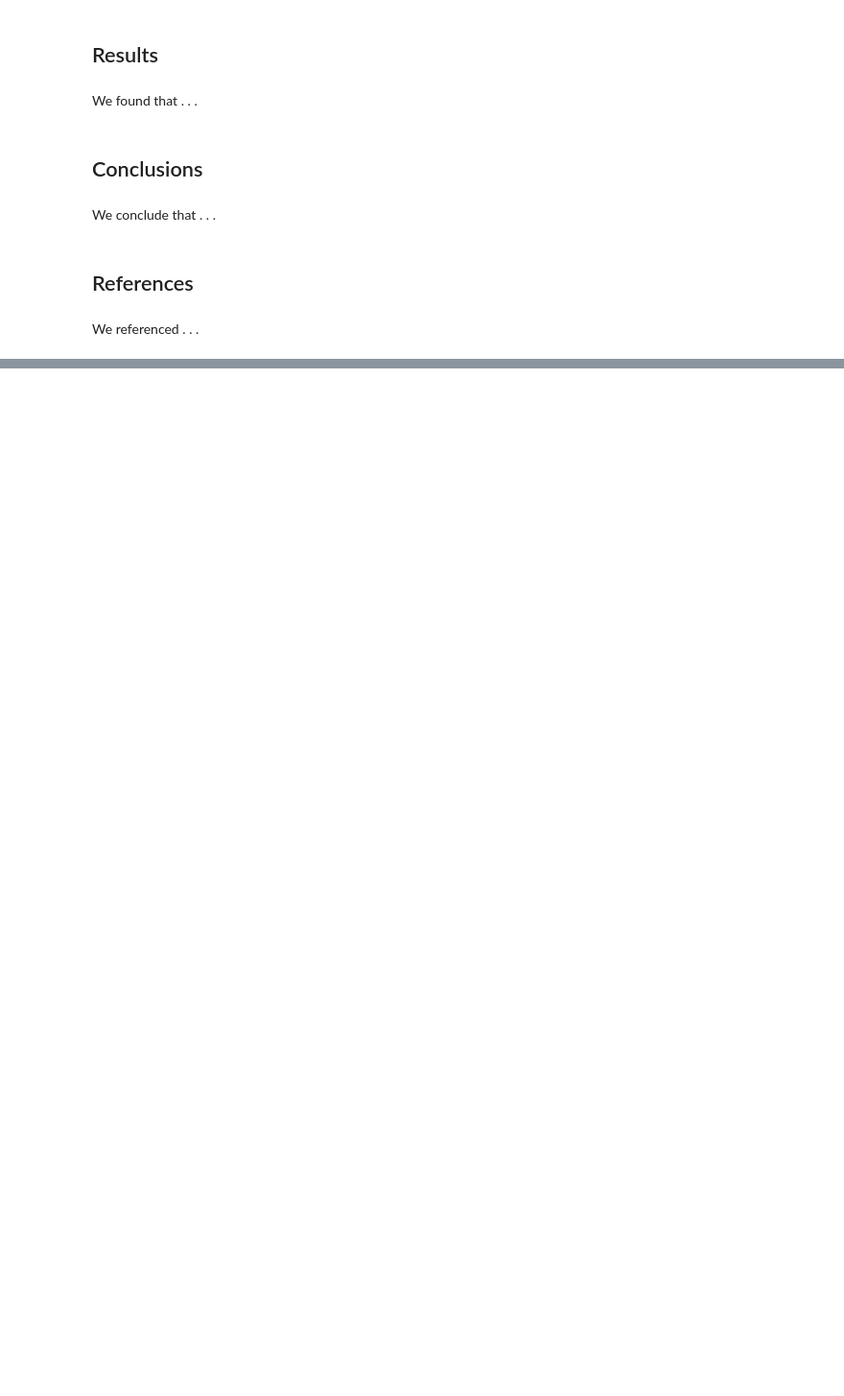
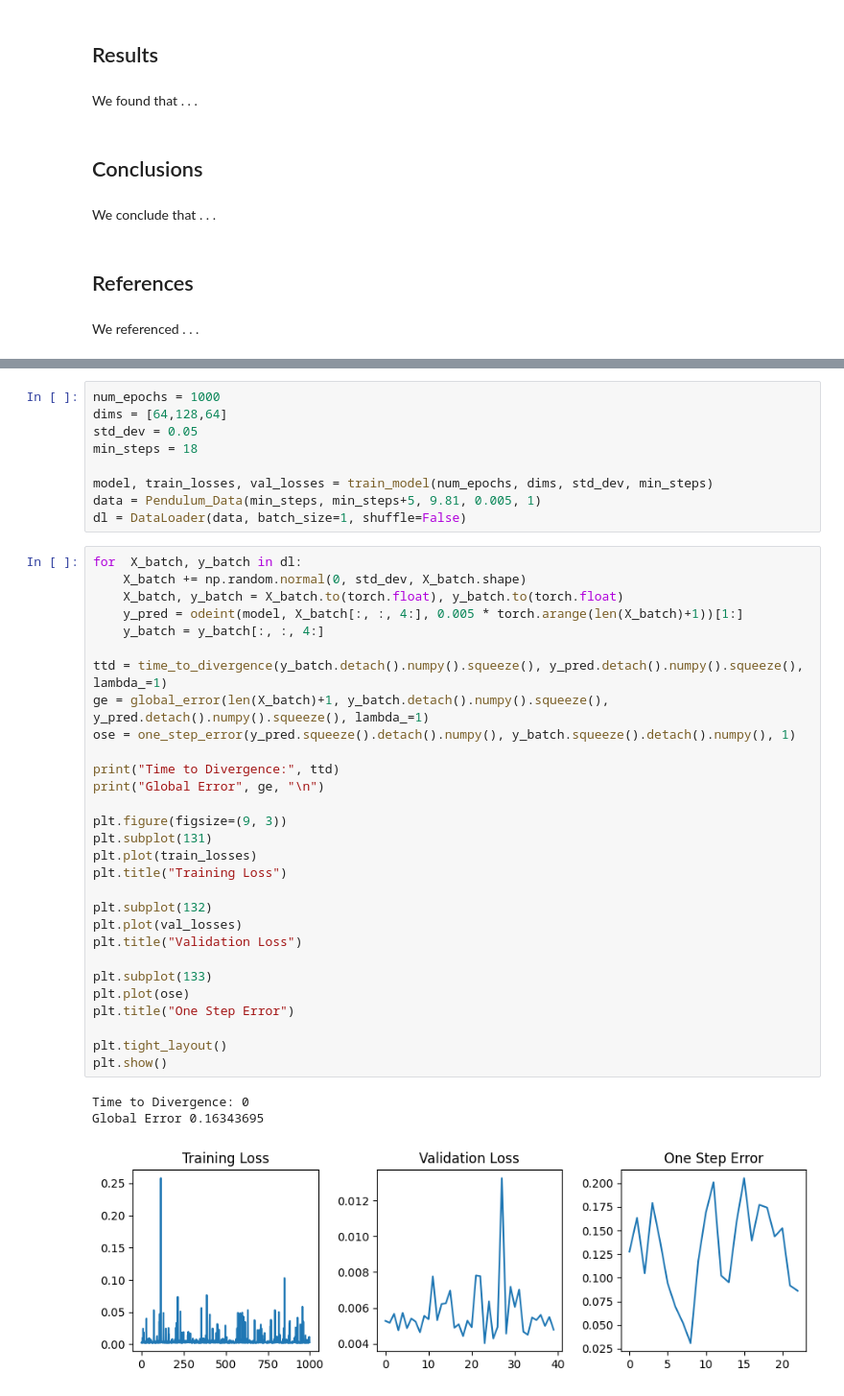
Before and after one commit to elichild01/double-pendulum, a Jupyter notebook: final-writeup/DoublePendulumFinalWriteup.ipynb, the cells around one changed output, grey strips where cells are left out. Shown at 96% size. Cells and saved outputs as stored; diff of their text form; blank space fills up the shorter version.

```diff
--- a/final-writeup/DoublePendulumFinalWriteup.ipynb
+++ b/final-writeup/DoublePendulumFinalWriteup.ipynb
@@ -61,0 +298,42 @@ We referenced . . .
+# %%
+num_epochs = 1000
+dims = [64,128,64]
+std_dev = 0.05
+min_steps = 18
+
+model, train_losses, val_losses = train_model(num_epochs, dims, std_dev, min_steps)
+data = Pendulum_Data(min_steps, min_steps+5, 9.81, 0.005, 1)
+dl = DataLoader(data, batch_size=1, shuffle=False)
+# %%
+for  X_batch, y_batch in dl:
+    X_batch += np.random.normal(0, std_dev, X_batch.shape)
+    X_batch, y_batch = X_batch.to(torch.float), y_batch.to(torch.float)
+    y_pred = odeint(model, X_batch[:, :, 4:], 0.005 * torch.arange(len(X_batch)+1))[1:]
+    y_batch = y_batch[:, :, 4:]
+
+ttd = time_to_divergence(y_batch.detach().numpy().squeeze(), y_pred.detach().numpy().squeeze(), lambda_=1)
+ge = global_error(len(X_batch)+1, y_batch.detach().numpy().squeeze(), y_pred.detach().numpy().squeeze(), lambda_=1)
+ose = one_step_error(y_pred.squeeze().detach().numpy(), y_batch.squeeze().detach().numpy(), 1)
+
+print("Time to Divergence:", ttd)
+print("Global Error", ge, "\n")
+
+plt.figure(figsize=(9, 3))
+plt.subplot(131)
+plt.plot(train_losses)
+plt.title("Training Loss")
+
+plt.subplot(132)
+plt.plot(val_losses)
+plt.title("Validation Loss")
+
+plt.subplot(133)
+plt.plot(ose)
+plt.title("One Step Error")
+
+plt.tight_layout()
+plt.show()
+# %% [output]
+Time to Divergence: 0
+Global Error 0.16343695
+[figure, added]
```
Also changed, not shown: parts of 7 cells of this notebook.
